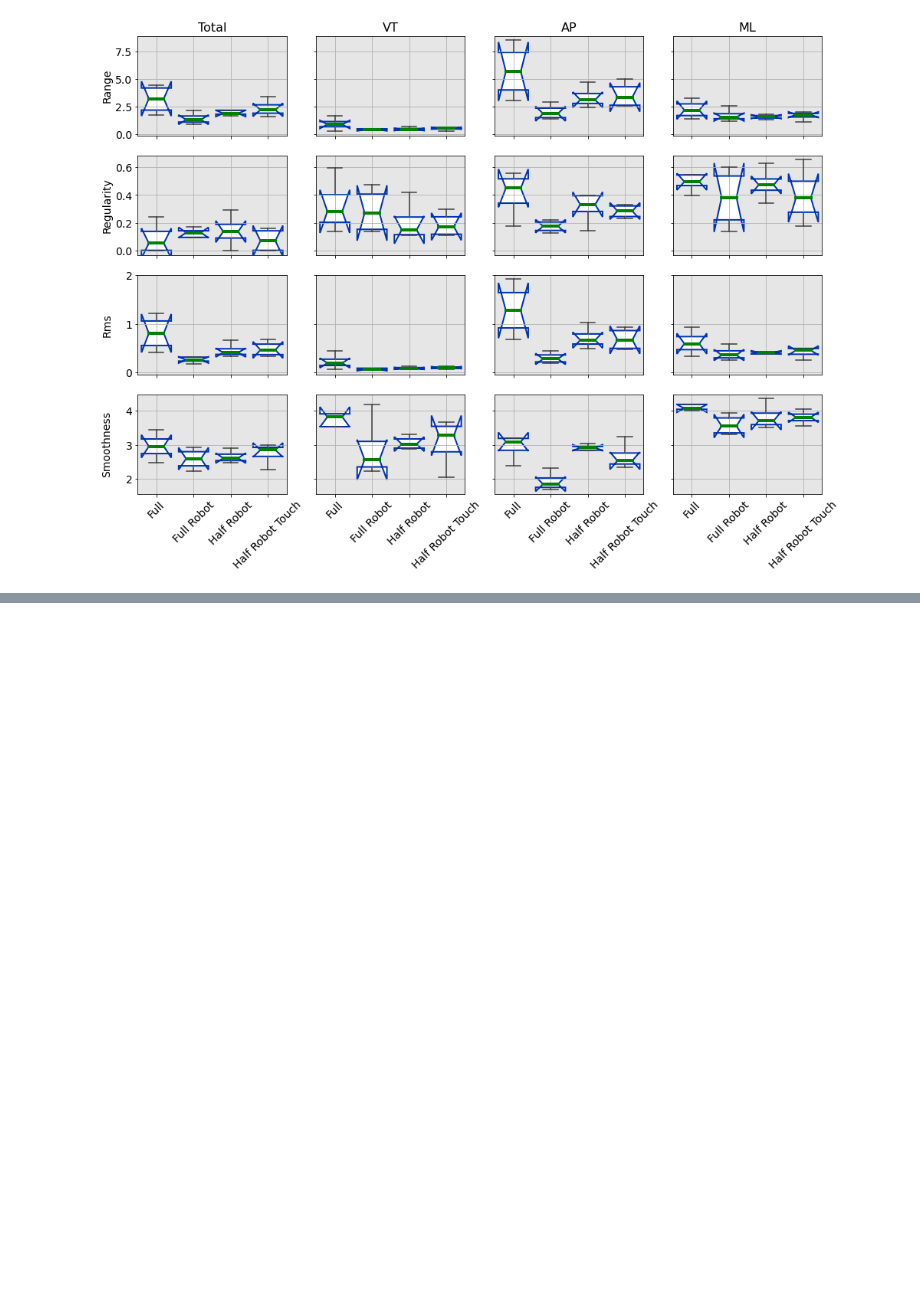
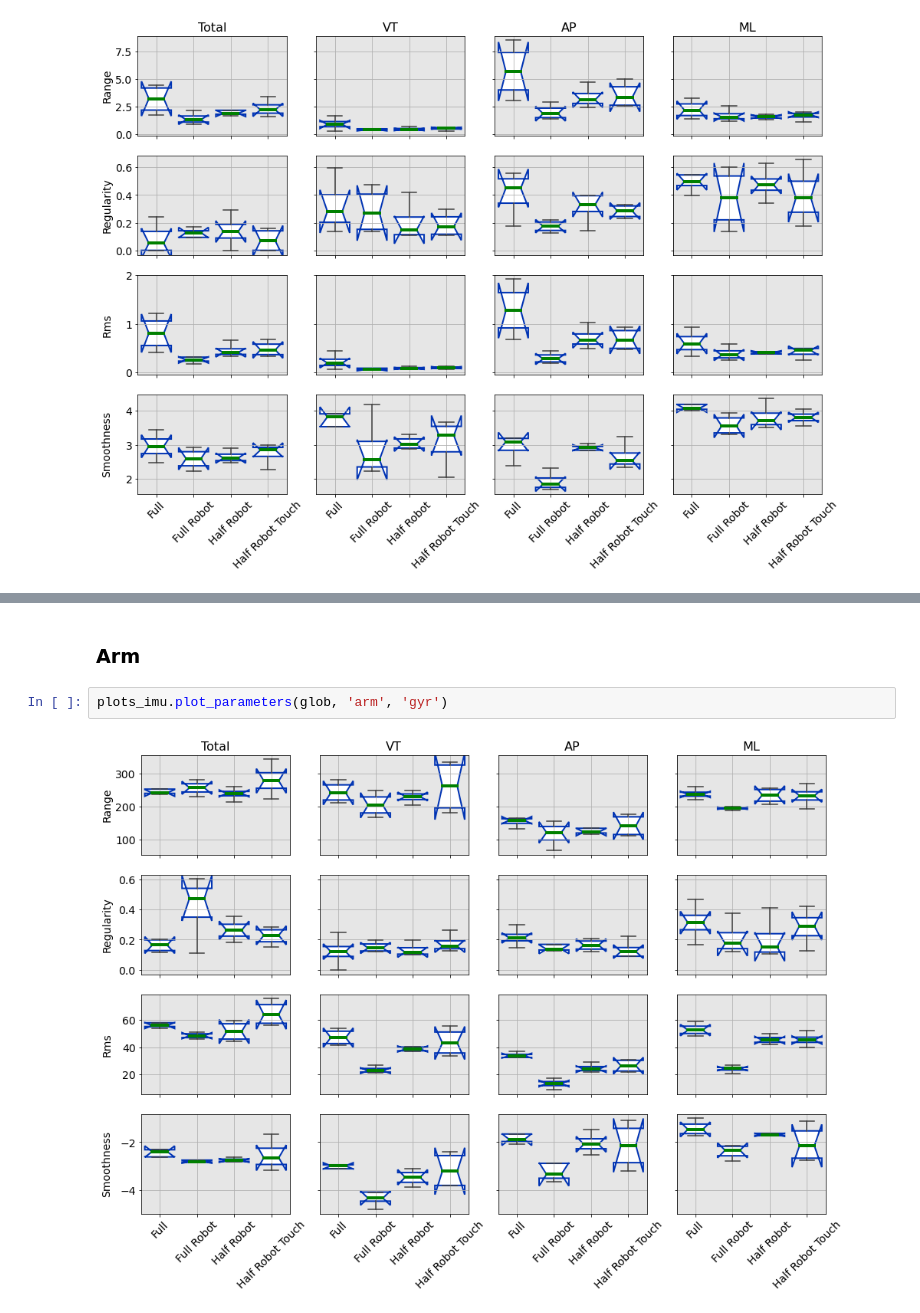
Before and after one commit to SmRanaldi/brisk, a Jupyter notebook: notebooks/group_analysis.ipynb, the cells around one changed output, grey strips where cells are left out. Saved outputs shown, nothing was run; the diff lists cells and outputs as text; blank space fills up the shorter version.

```diff
--- a/notebooks/group_analysis.ipynb
+++ b/notebooks/group_analysis.ipynb
@@ -122,0 +127,6 @@ plots_imu.plot_parameters(glob, 'trunk', 'acc')
+# %% [markdown]
+### Arm
+# %%
+plots_imu.plot_parameters(glob, 'arm', 'gyr')
+# %% [output]
+[figure, added]
```
Also changed, not shown: parts of 13 cells of this notebook.
